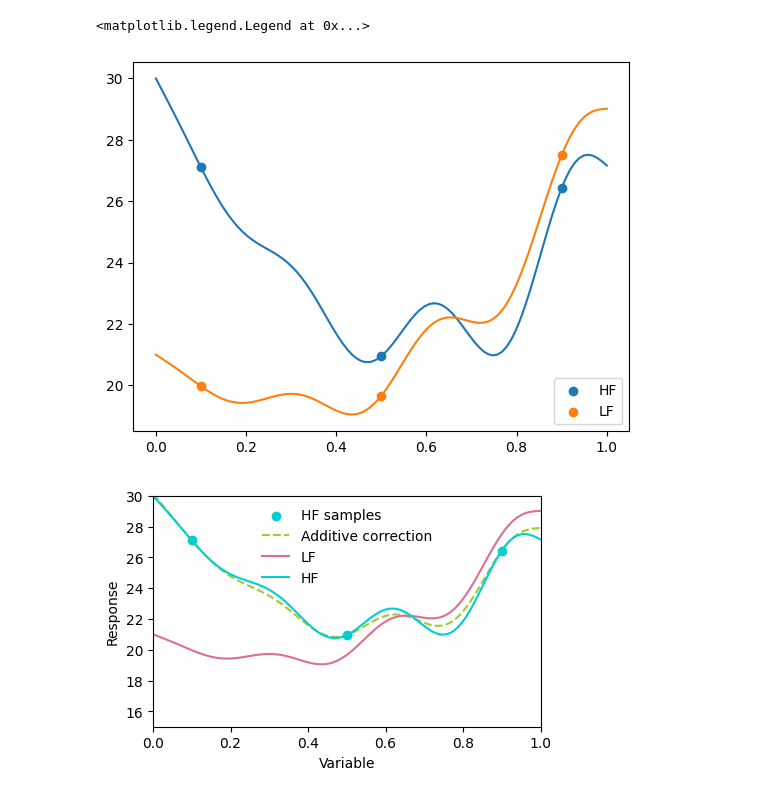
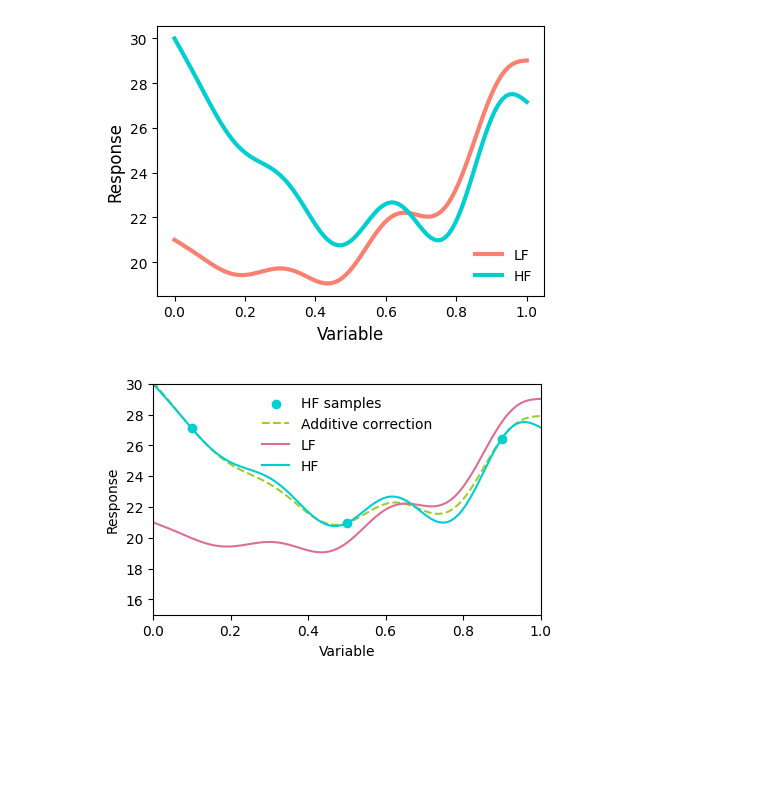
Before and after one commit to mgisellef/ReviewOfMultiFidelityModels_ToyProblems, a Jupyter notebook: Additive_Multiplicative_Corrections.ipynb, the cells around one changed output. Saved outputs shown, nothing was run; the diff lists cells and outputs as text; code cells hidden in the pictures; blank space fills up the shorter version.

```diff
--- a/Additive_Multiplicative_Corrections.ipynb
+++ b/Additive_Multiplicative_Corrections.ipynb
@@ -10,30 +10,46 @@ Created on Thur Sep  14 00:25:54 2023
 import matplotlib.pyplot as plt
 import numpy as np
 # %%
+# Define the High-Fidelity function (HF)
 def func_HF(x):
     return 2*x*np.sin(20*x+2) + 10*np.exp(x) + 20*(x-1)**2
 
+# Define the Low-Fidelity function (LF)
 def func_LF(x):
     return 1.4*x*np.sin(20*x + 2) + 7*np.exp(x) + 14*(x - 1)**2 + 10*x
 
+# Lower and upper bounds for function evaluations
+lb = 0
+ub = 1
 
-x = np.linspace(0,1,100)
+# Generate an array of 100 points, linearly spaced between the lower and upper bounds
+x = np.linspace(lb, ub, 100)
+
+# Evaluate the High-Fidelity function (HF) at these points
 fHF = func_HF(x)
+
+# Evaluate the Low-Fidelity function (LF) at these points
 fLF = func_LF(x)
 
-plt.figure()
-plt.plot(x,fHF)
-plt.plot(x,fLF)
-np.random.seed(7)
-#x_sampHF = np.random.random(3) + 1
-x_sampHF = np.array([0.1,0.5,0.9])
-plt.scatter(x_sampHF,func_HF(x_sampHF),label='HF')
-#x_sampLF = np.random.random(10) + 1
-x_sampLF = x_sampHF
-plt.scatter(x_sampHF,func_LF(x_sampHF),label='LF')
-plt.legend()
+# Initialize the figure for plotting
+plt.figure(figsize=[5, 3.5])
+
+# Plot the Low-Fidelity function (LF)
+plt.plot(x, fLF, c='salmon', linewidth=3, label='LF')
+
+# Plot the High-Fidelity function (HF)
+plt.plot(x, fHF, c='darkturquoise', linewidth=3, label='HF')
+
+# Configure plot parameters
+#plt.xlim([0, 1])
+#plt.ylim([18, 30])
+plt.legend(frameon=False)
+plt.xlabel('Variable', fontsize=12)
+plt.ylabel('Response', fontsize=12)
+
+# Save the plot as a high-resolution PNG file
+plt.savefig('Functions.png', dpi=1000, bbox_inches='tight', transparent=True)
 # %% [output]
-<matplotlib.legend.Legend at 0x...>
-[figure, old version]
+[figure, new version]
 # %%
 model_add = np.poly1d(np.polyfit(x_sampHF, func_HF(x_sampHF)-func_LF(x_sampHF), deg=2, rcond=None, full=False, w=None, cov=False))
```
Also changed, not shown: parts of 2 cells of this notebook, 2 other files.
